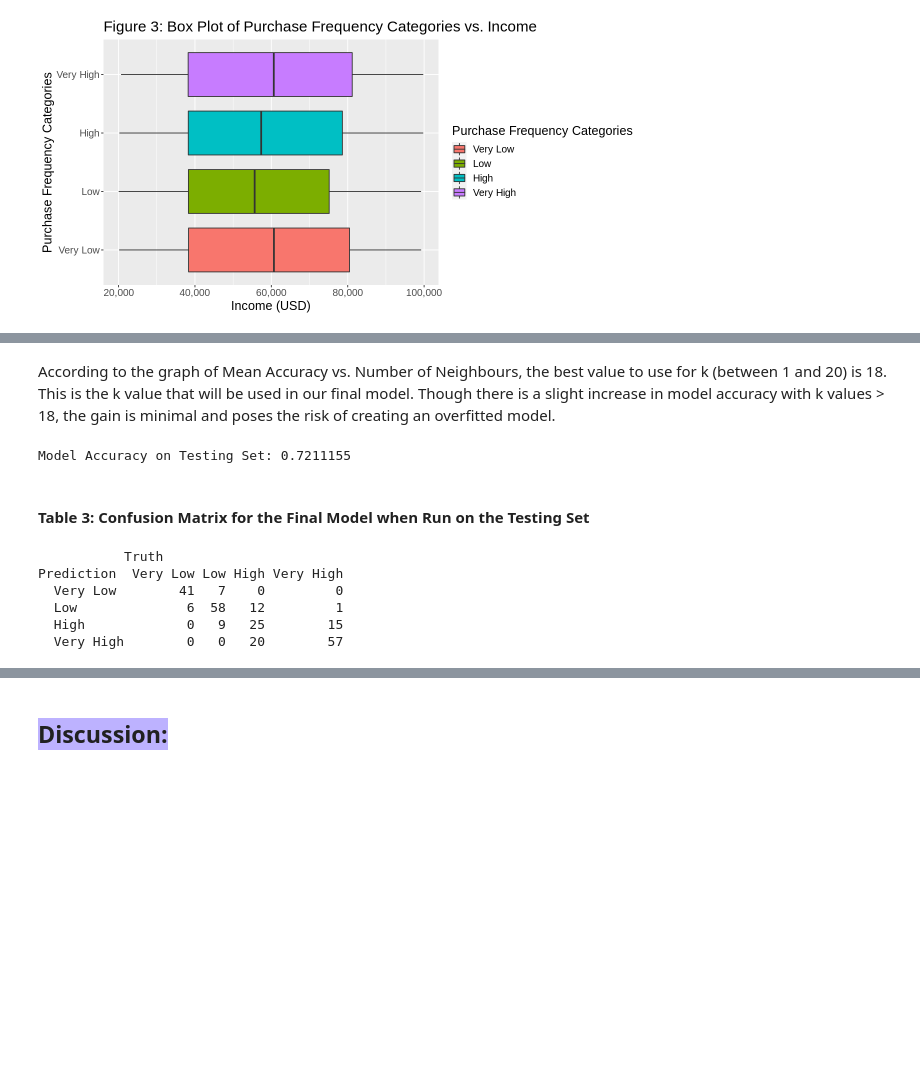
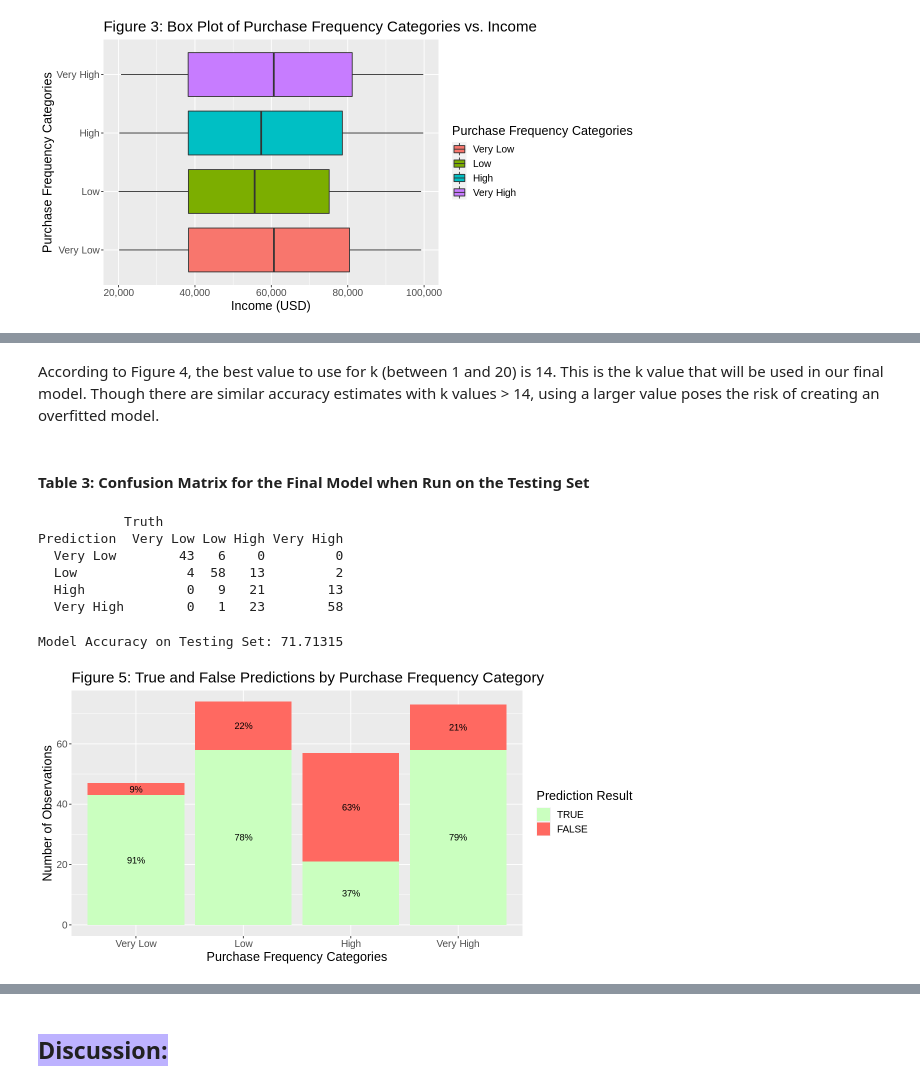
Before and after one commit to Kaylan-W/Dsci_project, a Jupyter notebook: final_doc.ipynb, the cells around one changed output, grey strips where cells are left out. Cells and saved outputs as stored; diff of their text form; code cells hidden in the pictures; blank space fills up the shorter version.

```diff
--- a/final_doc.ipynb
+++ b/final_doc.ipynb
@@ -187,14 +199,14 @@ accuracy_vs_k
 # %% [markdown]
-According to the graph of Mean Accuracy vs. Number of Neighbours, the best value to use for k (between 1 and 20) is 18. This is the k value that will be used in our final model. Though there is a slight increase in model accuracy with k values > 18, the gain is minimal and poses the risk of creating an overfitted model.
+According to Figure 4, the best value to use for k (between 1 and 20) is 14. This is the k value that will be used in our final model. Though there are similar accuracy estimates with k values > 14, using a larger value poses the risk of creating an overfitted model.
 # %%
 # STEP 6.5: Create another model with the best parameters.
-kkn_spec2<-nearest_neighbor(weight_func = "rectangular", neighbors= 18) |>
+kkn_spec2<-nearest_neighbor(weight_func = "rectangular", neighbors= 14) |>
        set_engine("kknn") |>
        set_mode("classification")
 
-knn_workflow2 <- workflow() %>%
-  add_recipe(purchase_recipe) %>%
-  add_model(kkn_spec2) %>%
+knn_workflow2 <- workflow() |>
+  add_recipe(purchase_recipe) |>
+  add_model(kkn_spec2) |>
   fit(data = train_split)
 
 # STEP 7: Use the model on the test data and assess its accuracy.
@@ -207,20 +219,51 @@ purchase_metrics <- purchase_predict |>
         filter(.metric == "accuracy") |>
         select(.estimate) |>
         pull()
-cat("Model Accuracy on Testing Set:", purchase_metrics)
 
 purchase_conf_mat <- purchase_predict |>
       conf_mat(truth = pf_categories, estimate = .pred_class)
+
+# STEP 8: Create visualizations of the results.
+# Create a new dataframe that has a column which compares the predictions to true values and returns true or false
+predict_labels <- purchase_predict |>
+                        mutate(prediction_status = .pred_class == pf_categories)
+
+predict_percent <- predict_labels |>
+                        count(pf_categories, prediction_status) |>
+                        rename(count = n) |>
+                        group_by(pf_categories) |>
+                        mutate(percentage = count / sum(count) * 100)
+
+# Bar plot with percentage labels for the true and false predictions in each purchase frequency category
+predict_dist <- ggplot(predict_percent,
+                    aes(x = pf_categories, y = count, fill = prediction_status)) +
+                      geom_bar(stat = "identity", position = "stack") +
+                      geom_text(aes(label = paste0(round(percentage), "%")), position = position_stack(vjust = 0.5)) +
+                      labs(x = "Purchase Frequency Categories", y = "Number of Observations", fill = "Prediction Result",
+                               title = "Figure 5: True and False Predictions by Purchase Frequency Category") +
+                      scale_fill_manual(values = c("TRUE" = "#CAFFBF", "FALSE" = "#FF6961")) +
+                      theme(text = element_text(size = 15))
+
+# Calculate the average age, income, purchase frequency and spending for each purchase frequency category
+# amongst only true predictions
+summary_stats_by_pf <- predict_labels |>
+  filter(prediction_status == "TRUE") |>
+  group_by(pf_categories) |>
+  summarize(average_age = mean(age),
+            average_income = mean(income),
+            average_purchase_frequency = mean(purchase_frequency),
+            average_spending = mean(spending))
-# %% [output]
-Model Accuracy on Testing Set: 0.7211155
 # %% [markdown]
 #### Table 3: Confusion Matrix for the Final Model when Run on the Testing Set
 # %%
 purchase_conf_mat
+
+cat("\n\nModel Accuracy on Testing Set:", purchase_metrics* 100)
 # %% [output]
            Truth
 Prediction  Very Low Low High Very High
-  Very Low        41   7    0         0
-  Low              6  58   12         1
-  High             0   9   25        15
-  Very High        0   0   20        57
+  Very Low        43   6    0         0
+  Low              4  58   13         2
+  High             0   9   21        13
+  Very High        0   1   23        58
+Model Accuracy on Testing Set: 71.71315
@@ -228,0 +270,4 @@ Prediction  Very Low Low High Very High
+# %%
+predict_dist
+# %% [output]
+[figure, added]
```
Also changed, not shown: parts of 11 cells of this notebook.
